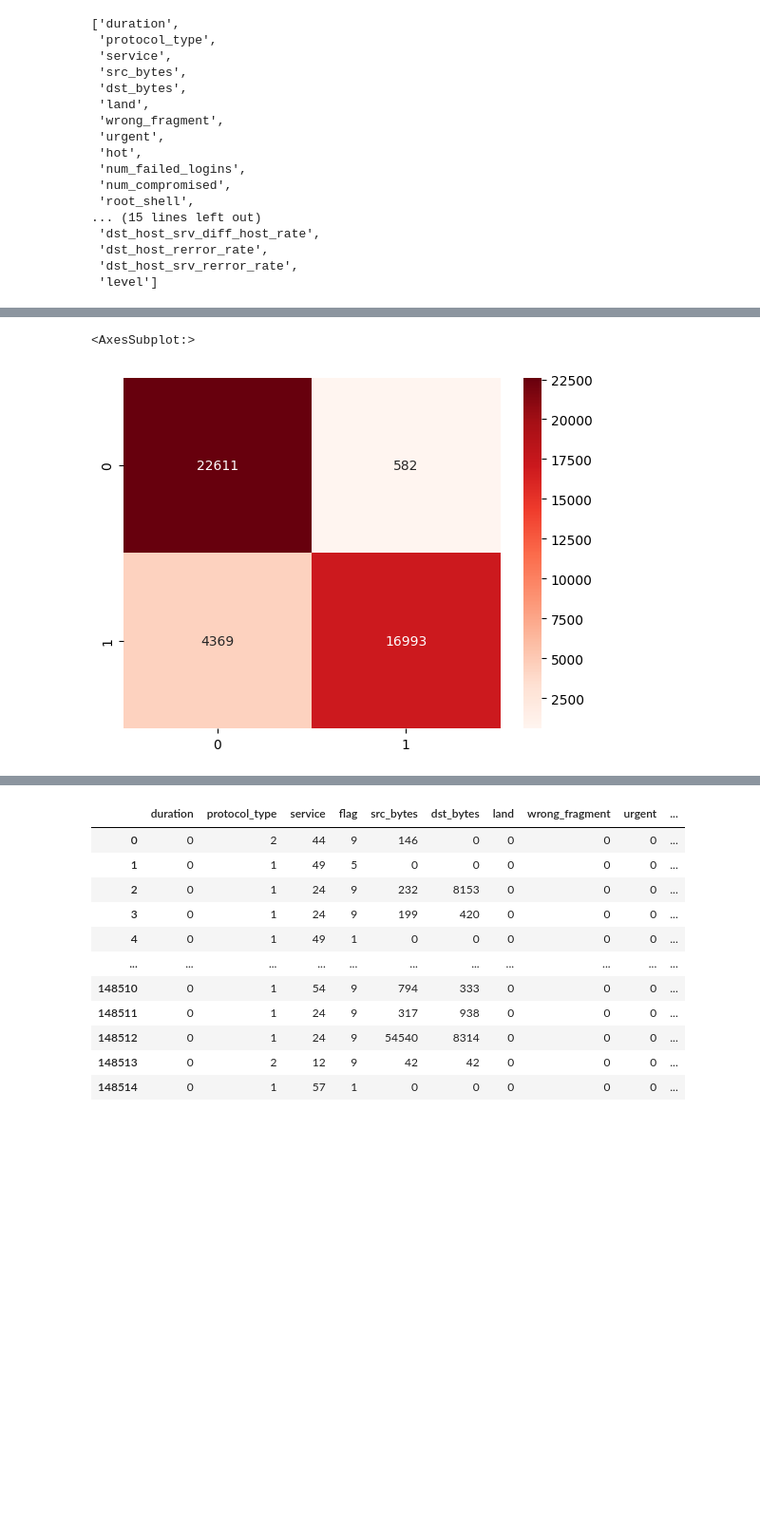
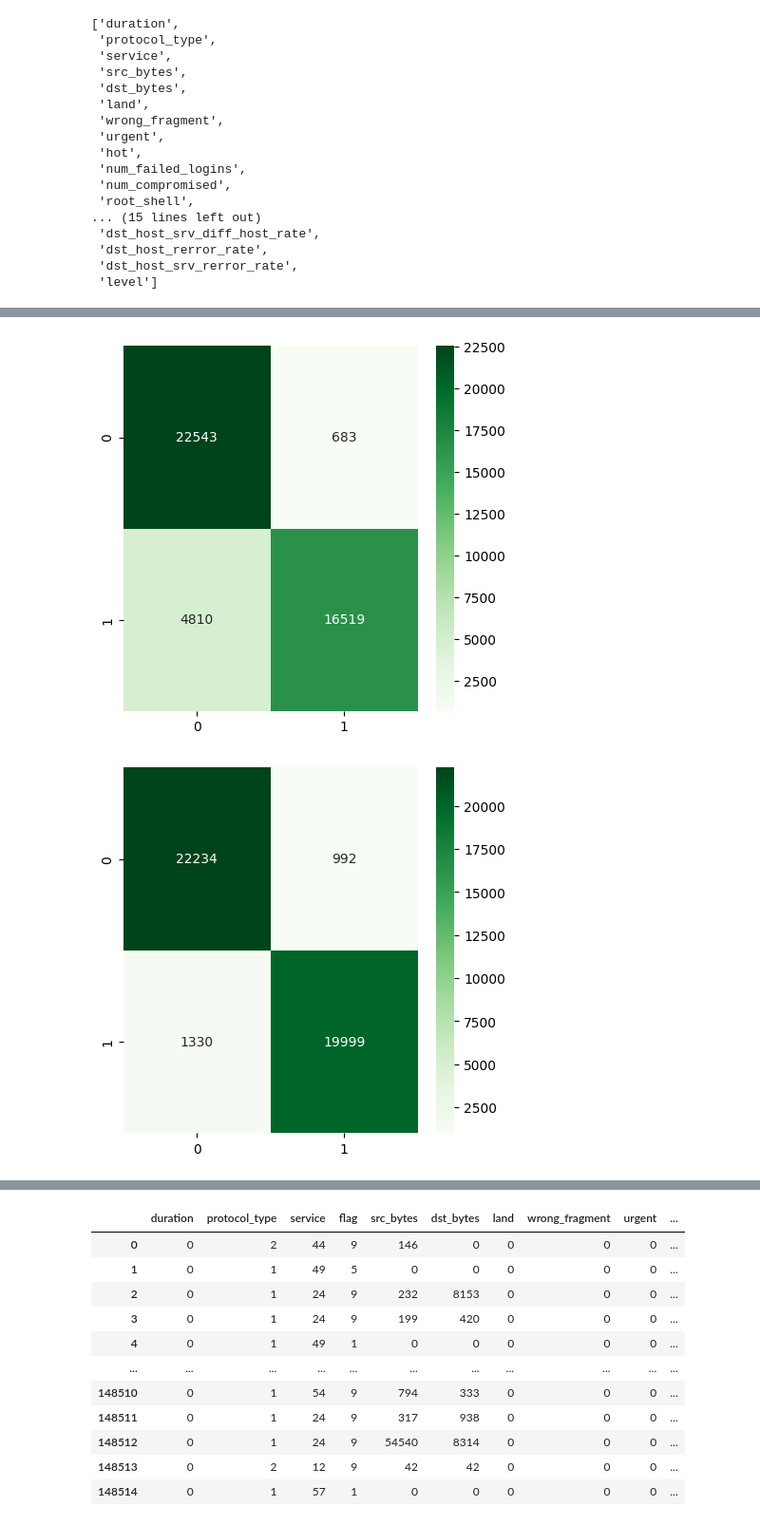
Before and after one commit to ShadowMend/zavrsni_rad, a Jupyter notebook: prediction_model.ipynb, the cells around one changed output, grey strips where cells are left out. Shown at 95% size. Drawn from its saved outputs; the diff is of its cells as text; code cells hidden in the pictures; blank space fills up the shorter version.

```diff
--- a/prediction_model.ipynb
+++ b/prediction_model.ipynb
@@ -576,9 +557,18 @@ print(classification_report(y_test, knn_predict))
     accuracy                           0.89     44555
    macro avg       0.90      0.89      0.89     44555
 weighted avg       0.90      0.89      0.89     44555
-# %%
-conf_matrix_knn=confusion_matrix(y_test, knn_predict)
-sns.heatmap(conf_matrix_knn, annot=True, cmap='Reds', fmt="d")
-# %% [output]
-<AxesSubplot:>
-[figure, removed]
+# %%
+#prikaz preciznosti u obliku konfuzijske matrice uz pomoc seaborna
+
+predictions = [ cnb_predict, dtc_predict, knn_predict ]
+
+def conf_matrix(pred, color):
+    conf_matrix=confusion_matrix(y_test, pred)
+    sns.heatmap(conf_matrix, annot=True, cmap=color, fmt="d")
+# %%
+for p in predictions:
+    plt.figure(figsize=(5, 5))
+    conf_matrix(p, 'Greens')
+# %% [output]
+[figure, added]
+[figure, added]
```
Also changed, not shown: parts of 23 cells of this notebook.
